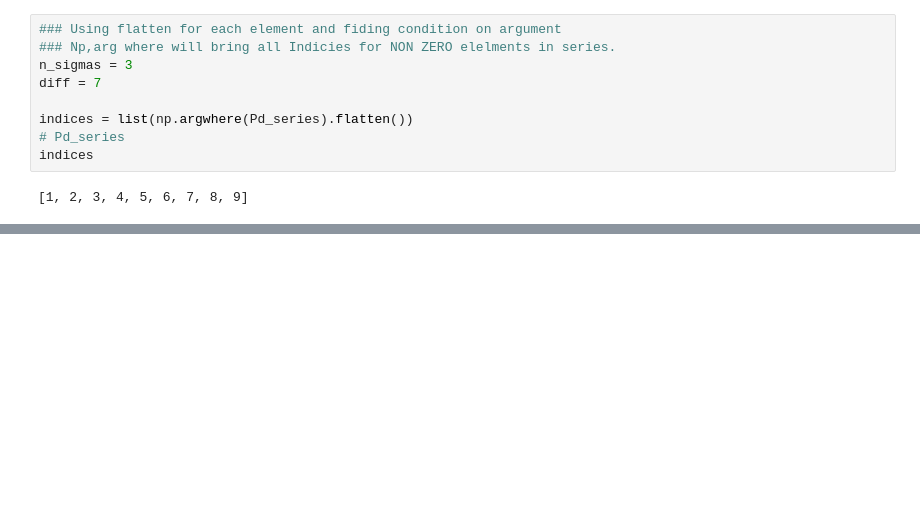
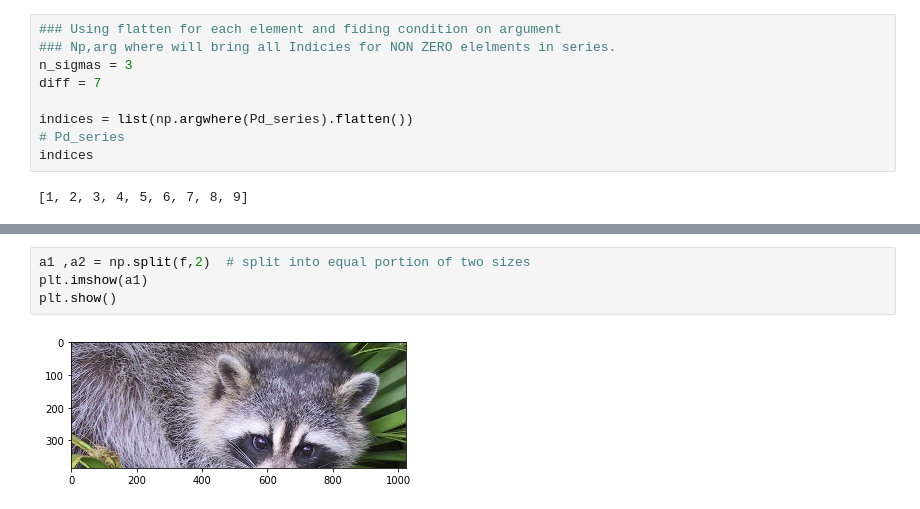
Before and after one commit to ragalaa/Directory, a Jupyter notebook: Array_Manipulation_&_Multi_Dimensional_using_Numpy.ipynb, the cells around one changed output, grey strips where cells are left out. Cells and saved outputs as stored; diff of their text form; blank space fills up the shorter version.

```diff
--- a/Array_Manipulation_&_Multi_Dimensional_using_Numpy.ipynb
+++ b/Array_Manipulation_&_Multi_Dimensional_using_Numpy.ipynb
@@ -649,0 +743,6 @@ indices
+# %%
+a1 ,a2 = np.split(f,2)  # split into equal portion of two sizes
+plt.imshow(a1)
+plt.show()
+# %% [output]
+[figure, added]
```
Also changed, not shown: parts of 26 cells of this notebook.
